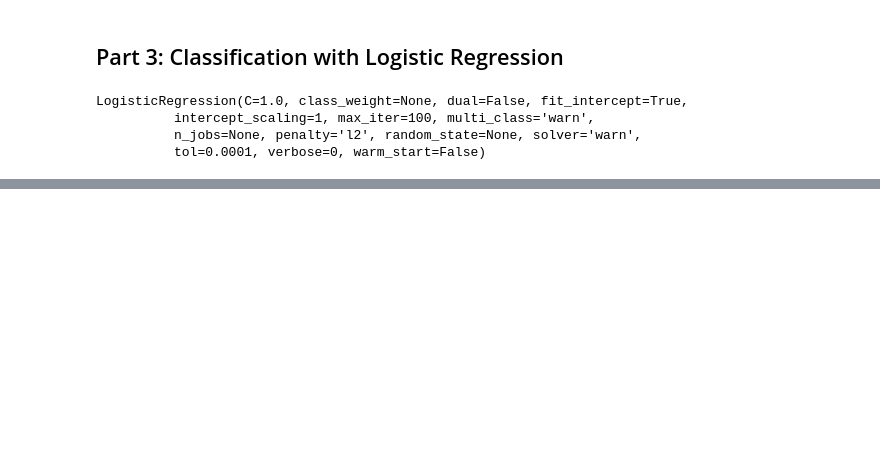
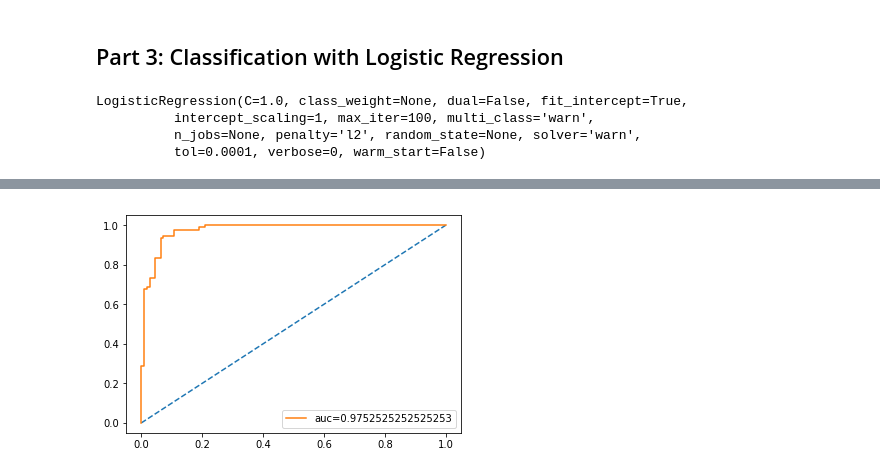
Before and after one commit to qingemeng/cs498-applied-machine-learning, a Jupyter notebook: hw7.ipynb, the cells around one changed output, grey strips where cells are left out. Saved outputs shown, nothing was run; the diff lists cells and outputs as text; code cells hidden in the pictures; blank space fills up the shorter version.

```diff
--- a/hw7.ipynb
+++ b/hw7.ipynb
@@ -173,0 +181,11 @@ array([0.98266073, 0.01733927])
+# %%
+probabilities_test = clf.predict_proba(X_test)
+y_pred_proba = probabilities_test[:,1]
+fpr, tpr, _ = metrics.roc_curve(y_test.replace(5,0), y_pred_proba)
+auc = metrics.roc_auc_score(y_test, y_pred_proba)
+plt.plot([0, 1], [0, 1], linestyle='--')
+plt.plot(tpr,fpr,label="auc="+str(auc))
+plt.legend(loc=4)
+plt.show()
+# %% [output]
+[figure, added]
```
Also changed, not shown: parts of 11 cells of this notebook.
